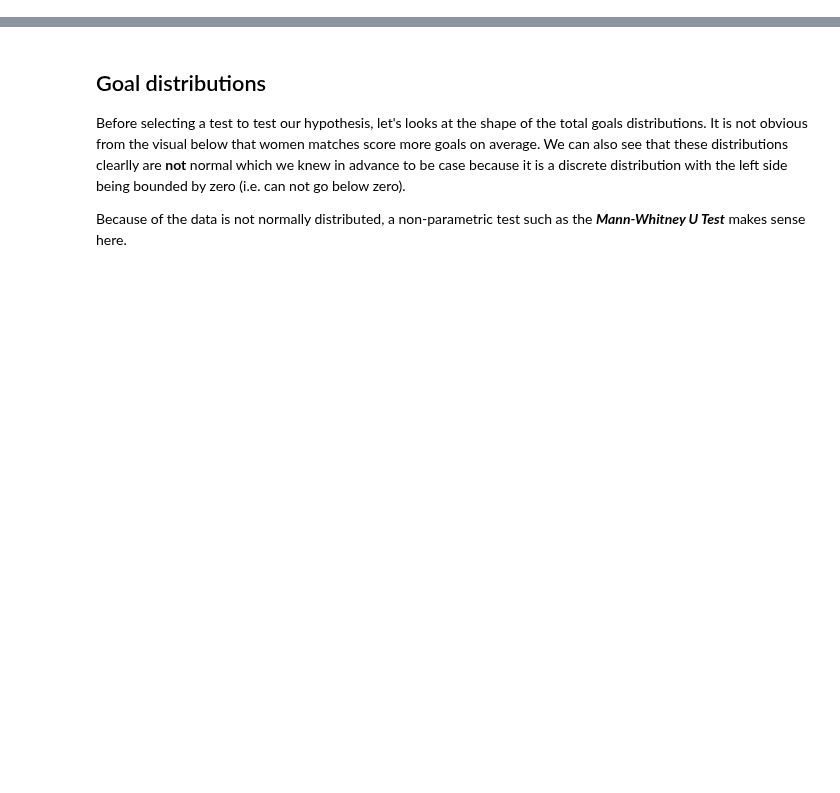
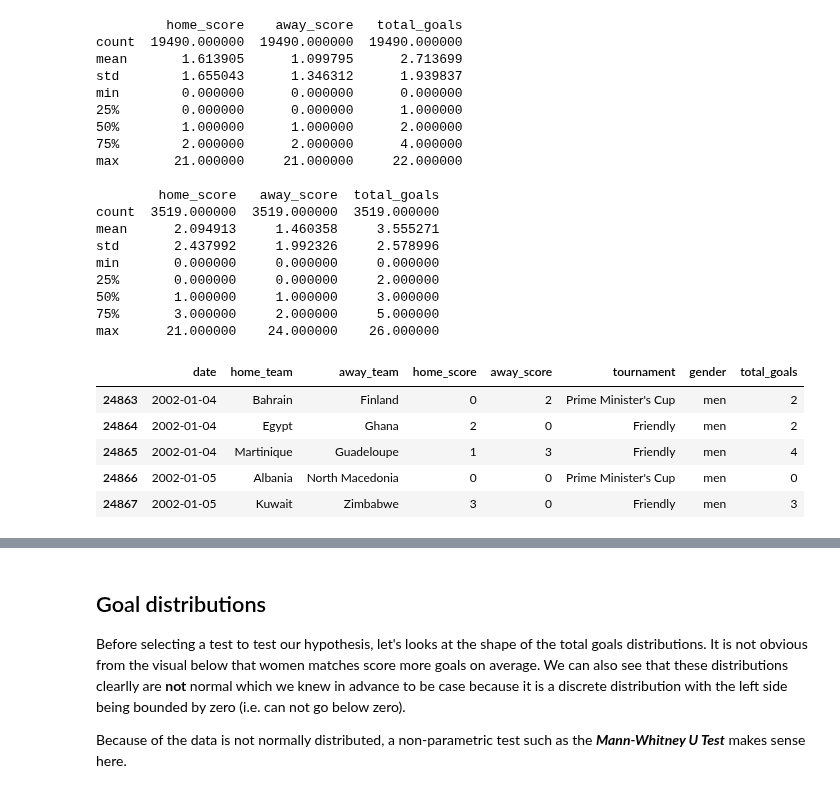
Before and after one commit to MichaelSzczepaniak/DataCamp, a Jupyter notebook: Tracks/Associate Data Scientist/31 Project 8 - Hypothesis Testing with Men's and Women's Soccer Matches/HypTestingPython.ipynb, the cells around one changed output, grey strips where cells are left out. Saved outputs shown, nothing was run; the diff lists cells and outputs as text; code cells hidden in the pictures; blank space fills up the shorter version.

```diff
--- a/Tracks/Associate Data Scientist/31 Project 8 - Hypothesis Testing with Men's and Women's Soccer Matches/HypTestingPython.ipynb
+++ b/Tracks/Associate Data Scientist/31 Project 8 - Hypothesis Testing with Men's and Women's Soccer Matches/HypTestingPython.ipynb
@@ -72 +66,35 @@ As described above, **qualifiers** need to be filtered out, so let's start by lo
+# %%
+# add column of total goals scored needed for comparison
+df_all["total_goals"] = df_all['home_score'] + df_all['away_score']
+
+print(df_all[df_all["gender"] == "men"].describe(), '\n')    # 19490
+print(df_all[df_all["gender"] == "women"].describe(), '\n')  #  3519
+
+df_all.head()
+# %% [output]
+         home_score    away_score   total_goals
+count  19490.000000  19490.000000  19490.000000
+mean       1.613905      1.099795      2.713699
+std        1.655043      1.346312      1.939837
+min        0.000000      0.000000      0.000000
+25%        0.000000      0.000000      1.000000
+50%        1.000000      1.000000      2.000000
+75%        2.000000      2.000000      4.000000
+max       21.000000     21.000000     22.000000
+
+        home_score   away_score  total_goals
+count  3519.000000  3519.000000  3519.000000
+mean      2.094913     1.460358     3.555271
+std       2.437992     1.992326     2.578996
+min       0.000000     0.000000     0.000000
+25%       0.000000     0.000000     2.000000
+50%       1.000000     1.000000     3.000000
+75%       3.000000     2.000000     5.000000
+max      21.000000    24.000000    26.000000
+|  | date | home_team | away_team | home_score | away_score | tournament | gender | total_goals |
+| 24863 | 2002-01-04 | Bahrain | Finland | 0 | 2 | Prime Minister's Cup | men | 2 |
+| 24864 | 2002-01-04 | Egypt | Ghana | 2 | 0 | Friendly | men | 2 |
+| 24865 | 2002-01-04 | Martinique | Guadeloupe | 1 | 3 | Friendly | men | 4 |
+| 24866 | 2002-01-05 | Albania | North Macedonia | 0 | 0 | Prime Minister's Cup | men | 0 |
+| 24867 | 2002-01-05 | Kuwait | Zimbabwe | 3 | 0 | Friendly | men | 3 |
 # %%
```
Also changed, not shown: parts of 9 cells of this notebook.
